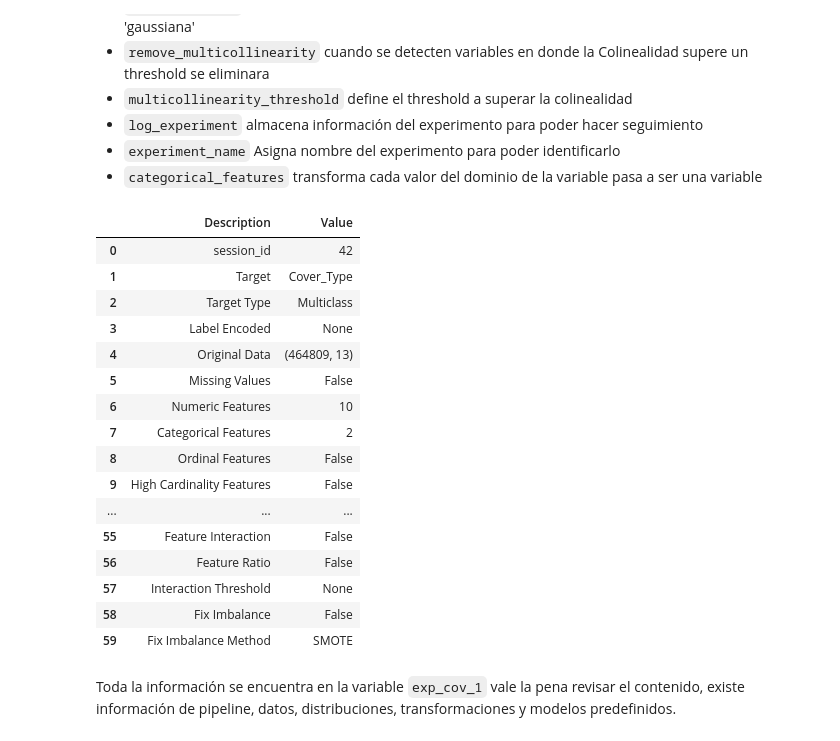
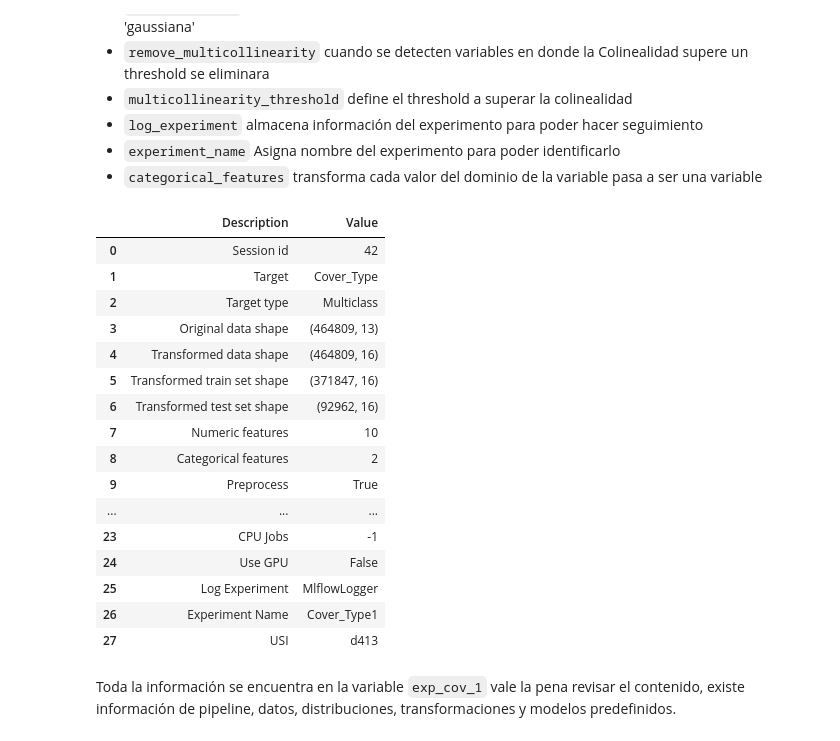
Before and after one commit to CristianDiazAlvarez/MLOPS_PUJ, a Jupyter notebook: Niveles/2/AutoML/PYCARET/models.ipynb, the cells around one changed output. Drawn from its saved outputs; the diff is of its cells as text; code cells hidden in the pictures.

```diff
--- a/Niveles/2/AutoML/PYCARET/models.ipynb
+++ b/Niveles/2/AutoML/PYCARET/models.ipynb
@@ -58,29 +56,29 @@ La función `setup` permite realizar procesamiento, solo es necesario definir el
 # %%
 exp_cov_1 = pyc.setup(data = df, target = 'Cover_Type',
             session_id=42, train_size = 0.8,
             normalize = True,
             transformation = True,
             remove_multicollinearity = True, multicollinearity_threshold = 0.9,
             log_experiment = True, experiment_name = 'Cover_Type1',
             categorical_features = ['Wilderness_Area', 'Soil_Type'],
-            silent=True)
+            verbose = True)
 # %% [output]
 |  | Description | Value |
-| 0 | session_id | 42 |
+| 0 | Session id | 42 |
 | 1 | Target | Cover_Type |
-| 2 | Target Type | Multiclass |
-| 3 | Label Encoded | None |
-| 4 | Original Data | (464809, 13) |
-| 5 | Missing Values | False |
-| 6 | Numeric Features | 10 |
-| 7 | Categorical Features | 2 |
-| 8 | Ordinal Features | False |
-| 9 | High Cardinality Features | False |
+| 2 | Target type | Multiclass |
+| 3 | Original data shape | (464809, 13) |
+| 4 | Transformed data shape | (464809, 16) |
+| 5 | Transformed train set shape | (371847, 16) |
+| 6 | Transformed test set shape | (92962, 16) |
+| 7 | Numeric features | 10 |
+| 8 | Categorical features | 2 |
+| 9 | Preprocess | True |
 | ... | ... | ... |
-| 55 | Feature Interaction | False |
-| 56 | Feature Ratio | False |
-| 57 | Interaction Threshold | None |
-| 58 | Fix Imbalance | False |
-| 59 | Fix Imbalance Method | SMOTE |
+| 23 | CPU Jobs | -1 |
+| 24 | Use GPU | False |
+| 25 | Log Experiment | MlflowLogger |
+| 26 | Experiment Name | Cover_Type1 |
+| 27 | USI | d413 |
 # %% [markdown]
 Toda la información se encuentra en la variable `exp_cov_1` vale la pena revisar el contenido, existe información de pipeline, datos, distribuciones, transformaciones y modelos predefinidos.
```
Also changed, not shown: parts of 12 cells of this notebook, 1 other file.
